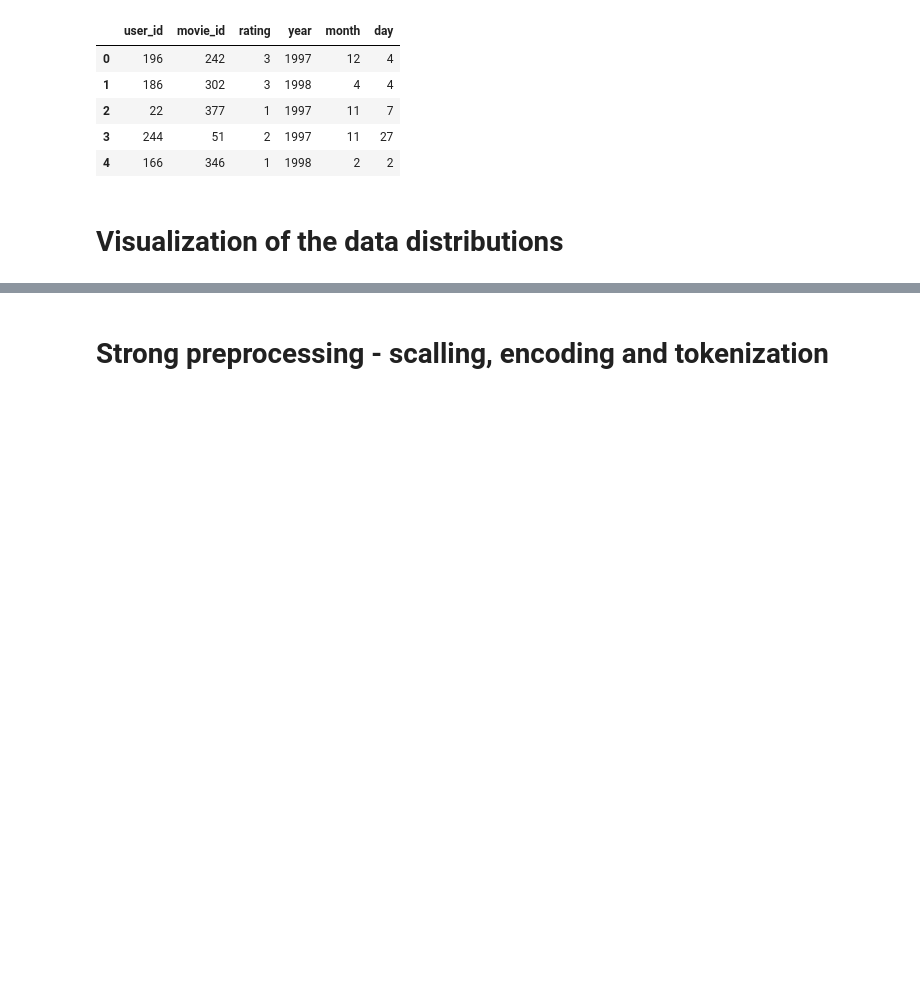
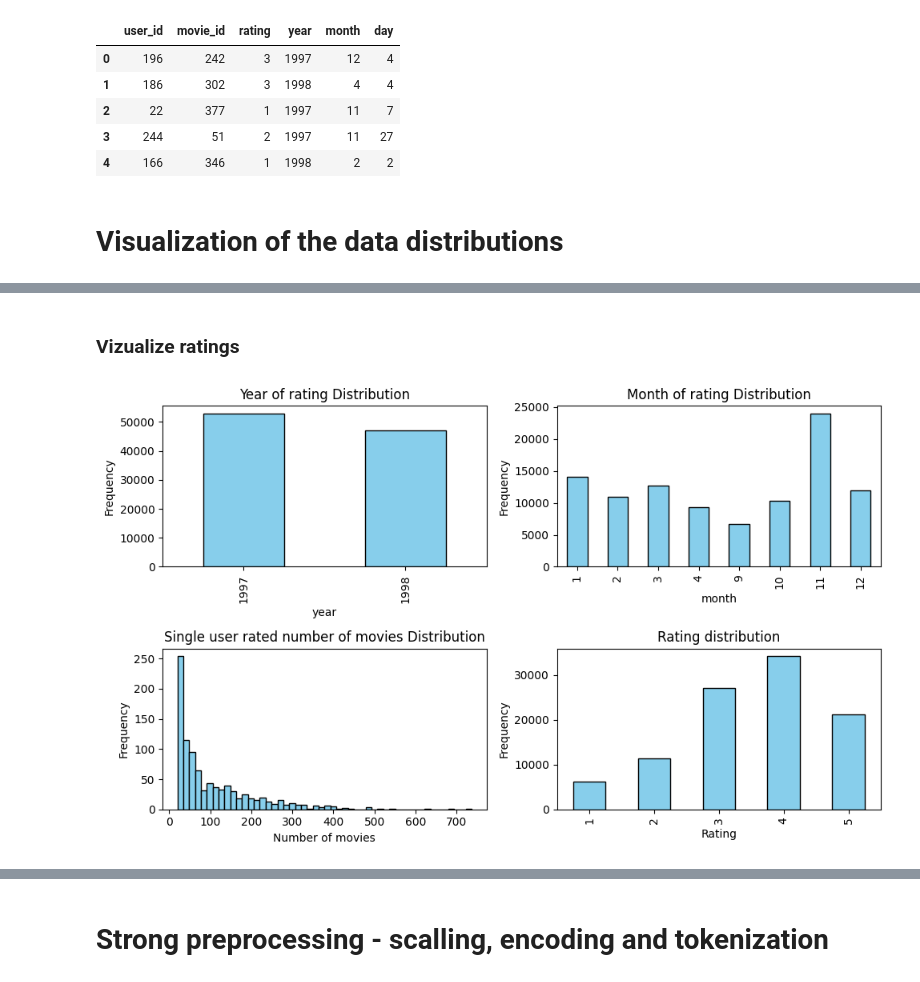
Before and after one commit to system205/PMLDL_Assignment2, a Jupyter notebook: notebooks/1.0-initial-data-exporation.ipynb, the cells around one changed output, grey strips where cells are left out. Cells and saved outputs as stored; diff of their text form; code cells hidden in the pictures; blank space fills up the shorter version.

```diff
--- a/notebooks/1.0-initial-data-exporation.ipynb
+++ b/notebooks/1.0-initial-data-exporation.ipynb
@@ -218,0 +227,55 @@ ratings_df.head()
+# %% [markdown]
+### Vizualize ratings
+# %%
+import datetime
+df = ratings_df.copy()
+
+def get_year_month(timestamp):
+    # Convert the timestamp to a datetime object
+    dt_object = datetime.datetime.utcfromtimestamp(timestamp)
+
+    # Calculate the number of days
+    date = dt_object.date()
+    return date.year, date.month
+
+
+df['year'] = df['timestamp'].apply(lambda x: get_year_month(x)[0])
+df['month'] = df['timestamp'].apply(lambda x: get_year_month(x)[1])
+
+# Visualization of yaer distribution
+plt.figure(figsize=(10, 6))
+plt.subplot(2, 2, 1)
+df['year'].value_counts().plot(kind='bar', edgecolor='black', color='skyblue')
+plt.title('Year of rating Distribution')
+plt.xlabel('year')
+plt.ylabel('Frequency')
+
+# Visualization of month distribution
+plt.subplot(2, 2, 2)
+df['month'].value_counts().sort_index().plot(kind='bar', edgecolor='black', color='skyblue')
+plt.title('Month of rating Distribution')
+plt.xlabel('month')
+plt.ylabel('Frequency')
+
+number_of_rated_movies = []
+for _, group in df.groupby(by=['user_id']):
+    number_of_rated_movies.append(group.shape[0])
+number_of_rated_movies
+
+# Visualize number of rated movies by user
+plt.subplot(2, 2, 3)
+plt.hist(number_of_rated_movies, bins=50, edgecolor='black', color='skyblue')
+plt.title('Single user rated number of movies Distribution')
+plt.xlabel('Number of movies')
+plt.ylabel('Frequency')
+
+# Visualize rating distribution
+plt.subplot(2, 2, 4)
+df['rating'].value_counts().sort_index().plot(kind='bar', edgecolor='black', color='skyblue')
+plt.title('Rating distribution')
+plt.xlabel('Rating')
+plt.ylabel('Frequency')
+
+plt.tight_layout()
+# %% [output]
+[figure, added]
```
Also changed, not shown: parts of 10 cells of this notebook.
